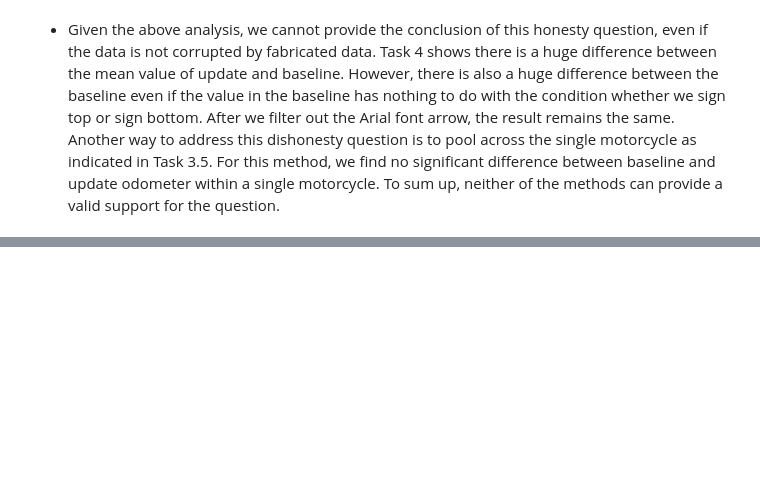
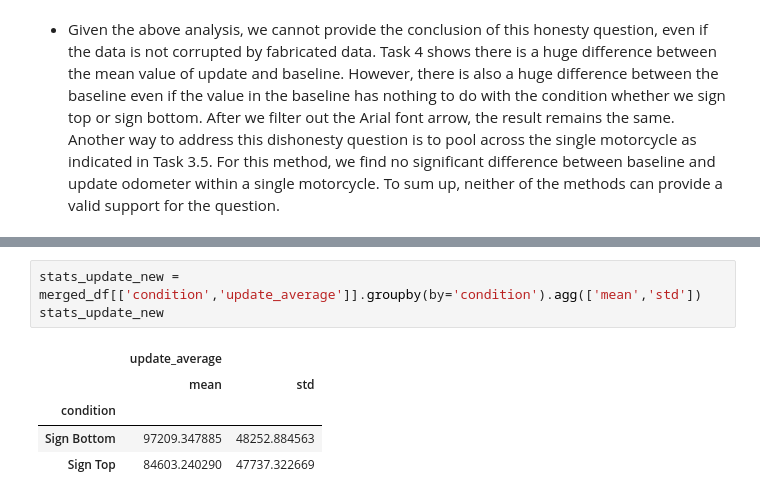
Before and after one commit to PhilipLGQ/CS401-ADA, a Jupyter notebook: Homework/01 - Pandas Data Wrangling and Data Viz/hw1.ipynb, the cells around one changed output, grey strips where cells are left out. Cells and saved outputs as stored; diff of their text form; blank space fills up the shorter version.

```diff
--- a/Homework/01 - Pandas Data Wrangling and Data Viz/hw1.ipynb
+++ b/Homework/01 - Pandas Data Wrangling and Data Viz/hw1.ipynb
@@ -650,0 +678,9 @@ end of this notebook, i.e., after your answer.
+# %%
+stats_update_new = merged_df[['condition','update_average']].groupby(by='condition').agg(['mean','std'])
+stats_update_new
+# %% [output]
+|  | update_average |  |
+|  | mean | std |
+| condition |  |  |
+| Sign Bottom | 97209.347885 | 48252.884563 |
+| Sign Top | 84603.240290 | 47737.322669 |
```
Also changed, not shown: parts of 16 cells of this notebook.
